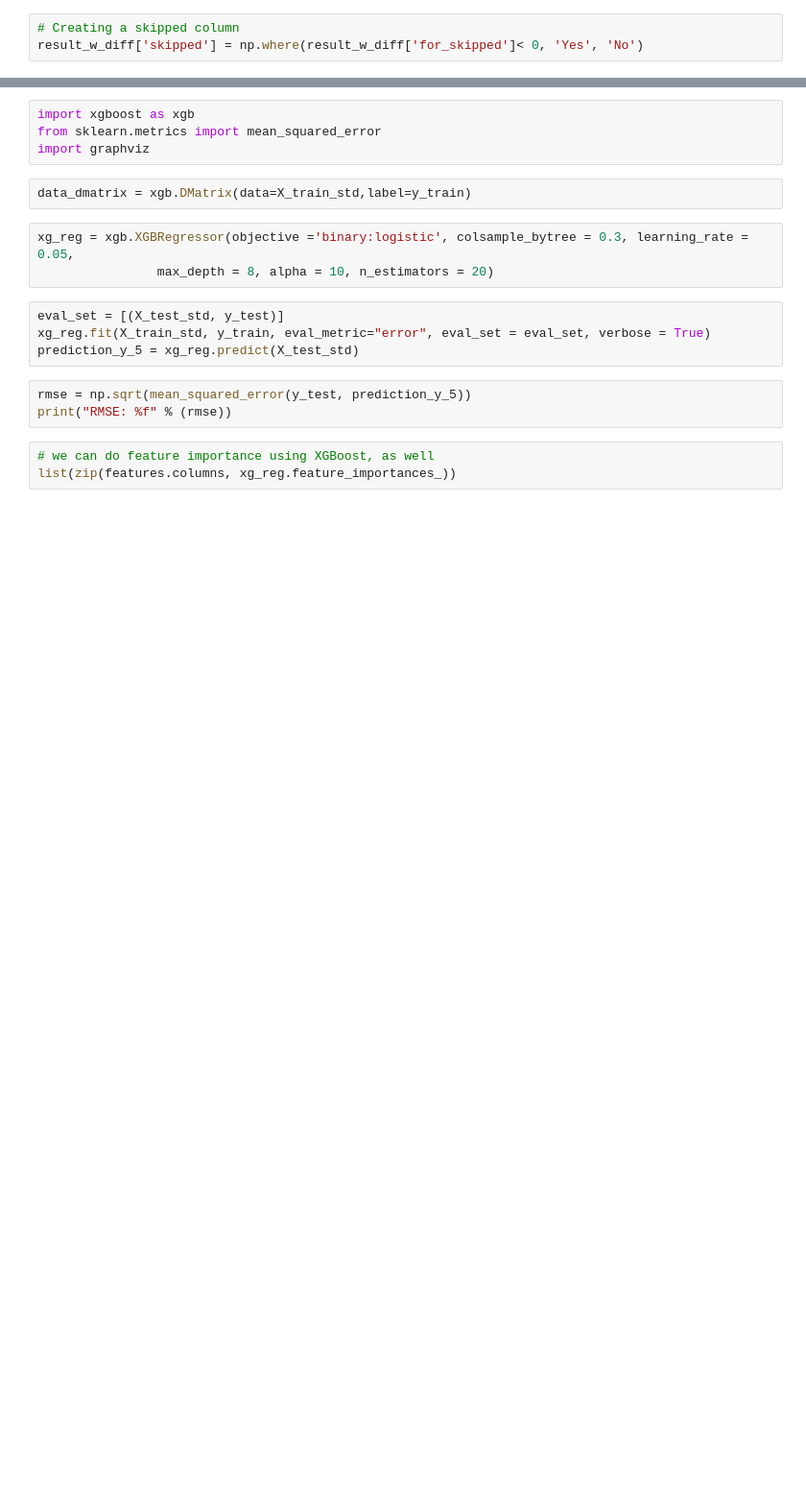
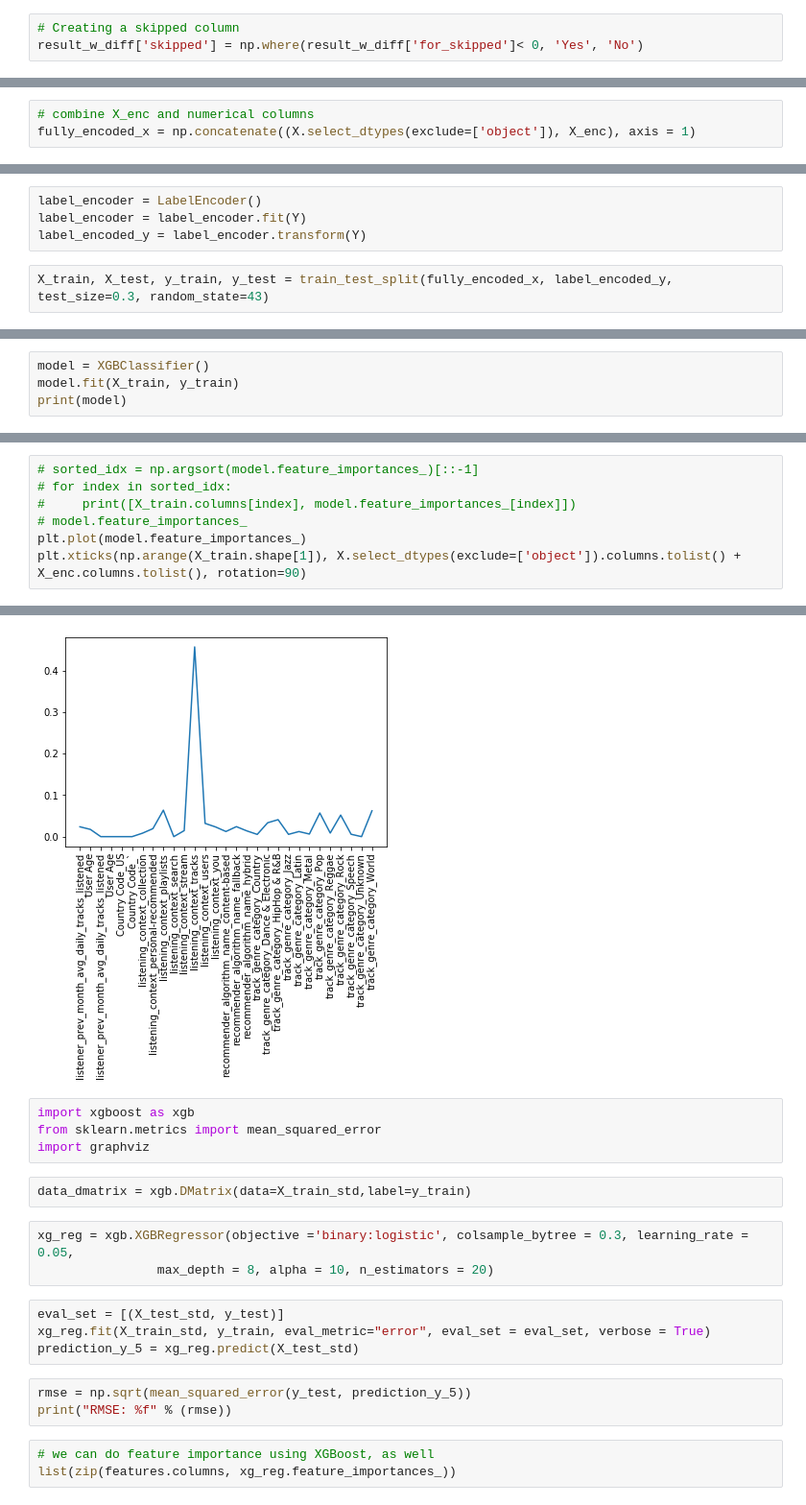
Before and after one commit to nastyh/SC, a Jupyter notebook: SC_Jupyter.ipynb, the cells around one changed output, grey strips where cells are left out. Shown at 96% size. Cells and saved outputs as stored; diff of their text form; blank space fills up the shorter version.

```diff
--- a/SC_Jupyter.ipynb
+++ b/SC_Jupyter.ipynb
@@ -271,0 +338,3 @@ result_w_diff['skipped'] = np.where(result_w_diff['for_skipped']< 0, 'Yes', 'No'
+# %%
+# combine X_enc and numerical columns
+fully_encoded_x = np.concatenate((X.select_dtypes(exclude=['object']), X_enc), axis = 1)
@@ -271,0 +365,6 @@ result_w_diff['skipped'] = np.where(result_w_diff['for_skipped']< 0, 'Yes', 'No'
+# %%
+label_encoder = LabelEncoder()
+label_encoder = label_encoder.fit(Y)
+label_encoded_y = label_encoder.transform(Y)
+# %%
+X_train, X_test, y_train, y_test = train_test_split(fully_encoded_x, label_encoded_y, test_size=0.3, random_state=43)
@@ -271,0 +381,4 @@ result_w_diff['skipped'] = np.where(result_w_diff['for_skipped']< 0, 'Yes', 'No'
+# %%
+model = XGBClassifier()
+model.fit(X_train, y_train)
+print(model)
@@ -271,0 +412,8 @@ result_w_diff['skipped'] = np.where(result_w_diff['for_skipped']< 0, 'Yes', 'No'
+# %%
+# sorted_idx = np.argsort(model.feature_importances_)[::-1]
+# for index in sorted_idx:
+#     print([X_train.columns[index], model.feature_importances_[index]])
+# model.feature_importances_
+plt.plot(model.feature_importances_)
+plt.xticks(np.arange(X_train.shape[1]), X.select_dtypes(exclude=['object']).columns.tolist() + X_enc.columns.tolist(), rotation=90)
+# %% [output]
@@ -272,3 +437,4 @@ result_w_diff['skipped'] = np.where(result_w_diff['for_skipped']< 0, 'Yes', 'No'
+[figure, added]
 # %%
 import xgboost as xgb
 from sklearn.metrics import mean_squared_error
```
Also changed, not shown: parts of 28 cells of this notebook.
